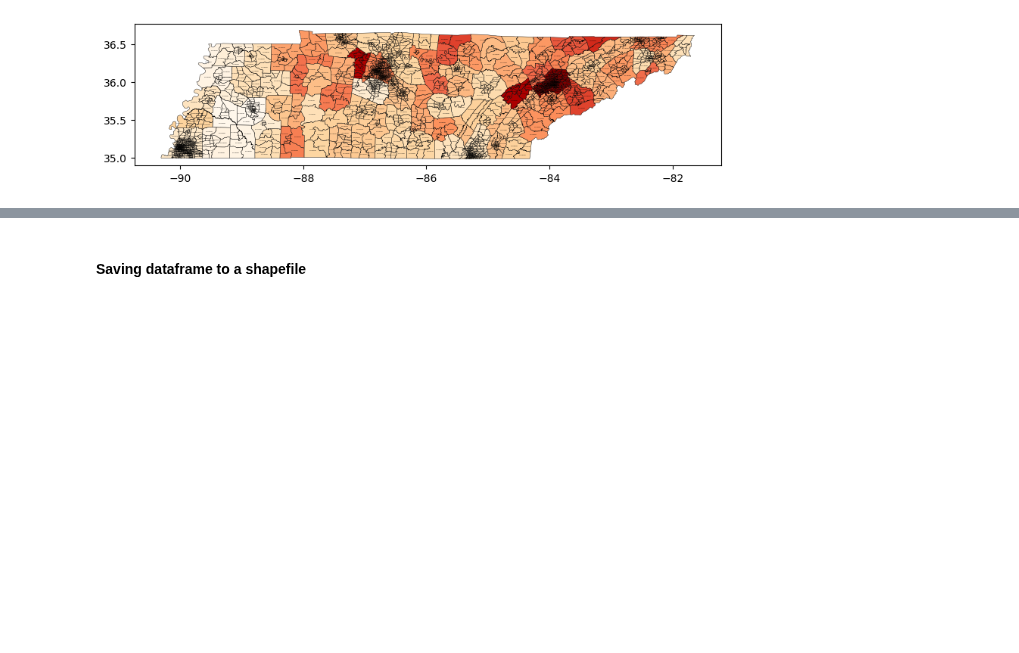
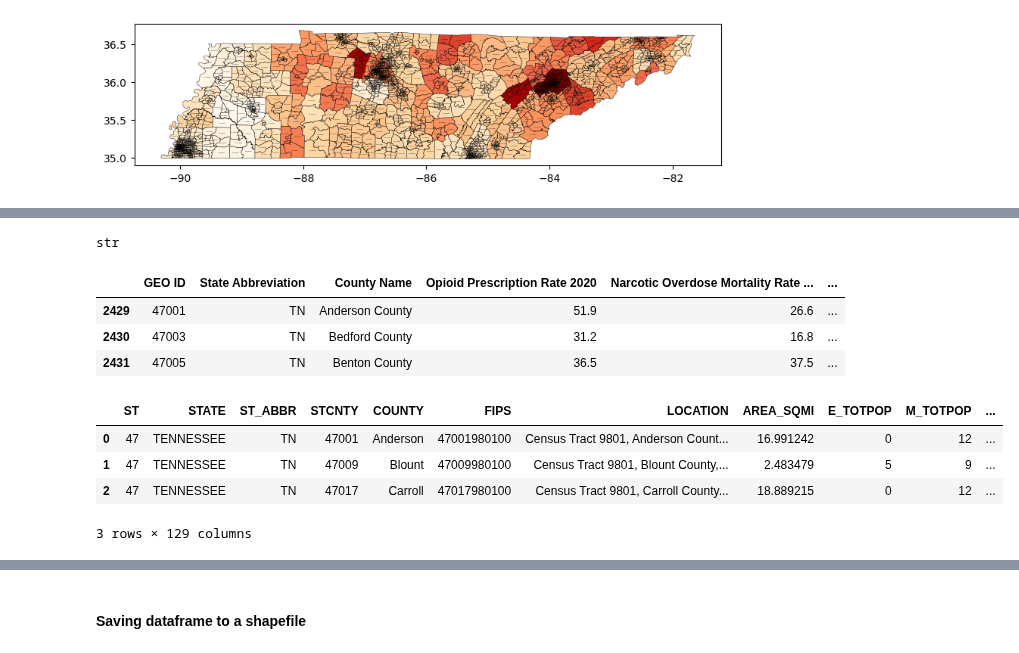
Before and after one commit to hashansl/opioid-risk-modeling, a Jupyter notebook: tennessee/data processing - tn filtering census tracts.ipynb, the cells around one changed output, grey strips where cells are left out. Saved outputs shown, nothing was run; the diff lists cells and outputs as text; code cells hidden in the pictures; blank space fills up the shorter version.

```diff
--- a/tennessee/data processing - tn filtering census tracts.ipynb
+++ b/tennessee/data processing - tn filtering census tracts.ipynb
@@ -50,0 +91,11 @@ plt.show()
+# %%
+type(overdose_tn['percentile'][2429])
+# %% [output]
+str
+# %%
+overdose_tn.head(3)
+# %% [output]
+|  | GEO ID | State Abbreviation | County Name | Opioid Prescription Rate 2020 | Narcotic Overdose Mortality Rate ... | ... |
+| 2429 | 47001 | TN | Anderson County | 51.9 | 26.6 | ... |
+| 2430 | 47003 | TN | Bedford County | 31.2 | 16.8 | ... |
+| 2431 | 47005 | TN | Benton County | 36.5 | 37.5 | ... |
@@ -50,0 +109,8 @@ plt.show()
+# %%
+merged_df.head(3)
+# %% [output]
+|  | ST | STATE | ST_ABBR | STCNTY | COUNTY | FIPS | LOCATION | AREA_SQMI | E_TOTPOP | M_TOTPOP | ... |
+| 0 | 47 | TENNESSEE | TN | 47001 | Anderson | 47001980100 | Census Tract 9801, Anderson Count... | 16.991242 | 0 | 12 | ... |
+| 1 | 47 | TENNESSEE | TN | 47009 | Blount | 47009980100 | Census Tract 9801, Blount County,... | 2.483479 | 5 | 9 | ... |
+| 2 | 47 | TENNESSEE | TN | 47017 | Carroll | 47017980100 | Census Tract 9801, Carroll County... | 18.889215 | 0 | 12 | ... |
+3 rows × 129 columns
```
Also changed, not shown: parts of 15 cells of this notebook, 4 other files.
